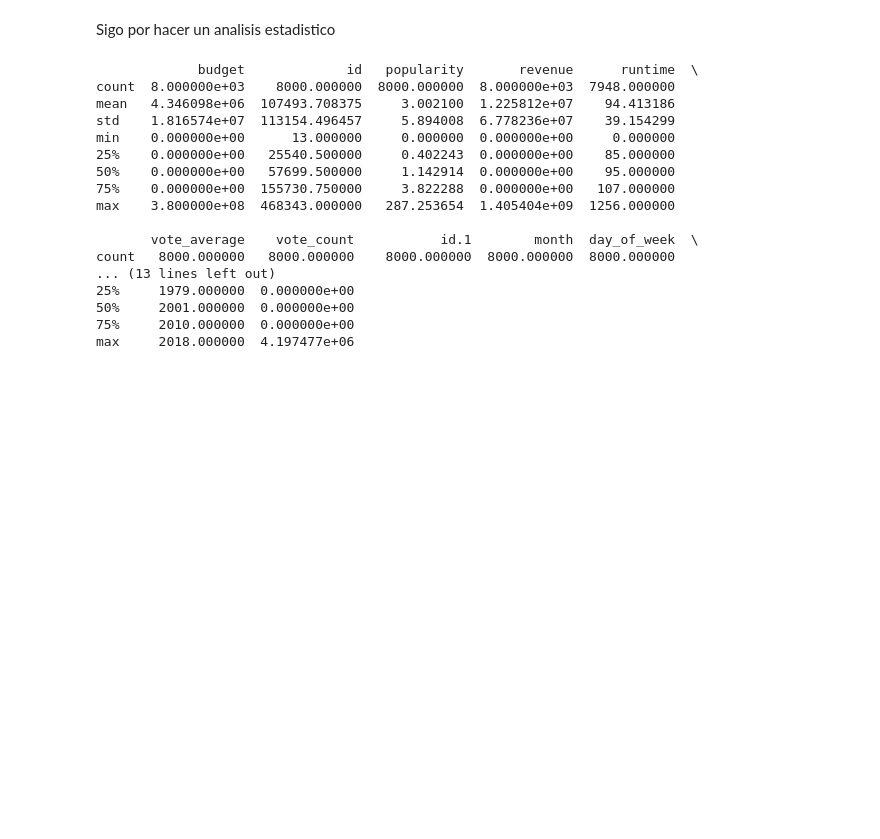
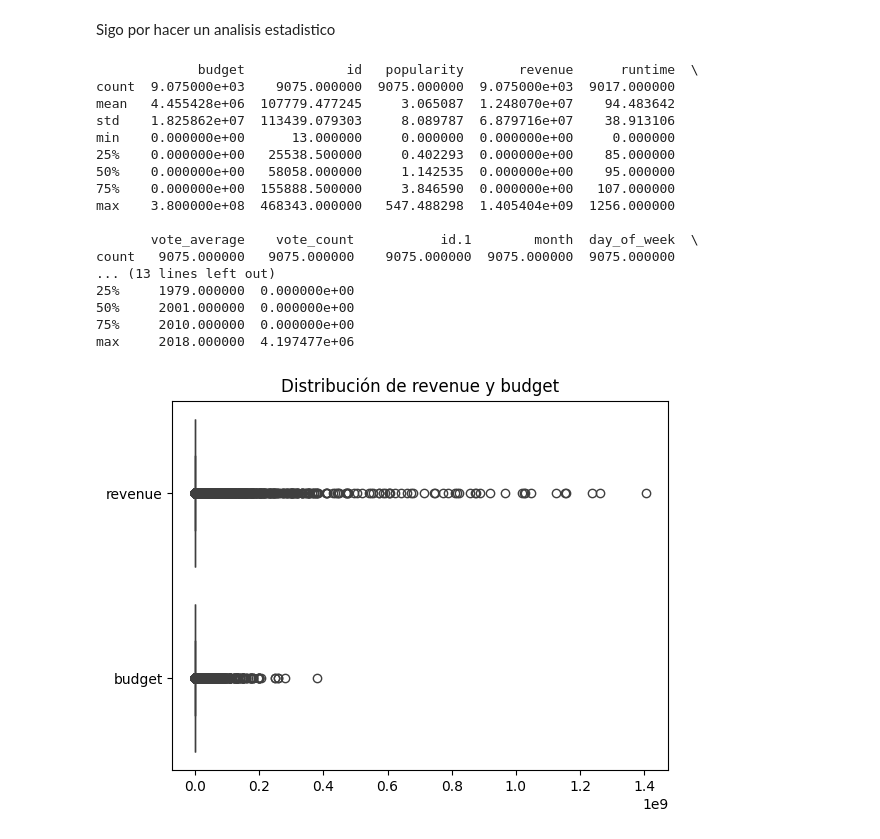
Before and after one commit to Guido-Biotti/Recomendacion-Peliculas-ML, a Jupyter notebook: Notebooks/EDA_PI1.ipynb, the cells around one changed output. Drawn from its saved outputs; the diff is of its cells as text; code cells hidden in the pictures; blank space fills up the shorter version.

```diff
--- a/Notebooks/EDA_PI1.ipynb
+++ b/Notebooks/EDA_PI1.ipynb
@@ -85,23 +87,40 @@ dtype: object
 [figure]
 # %% [markdown]
 Sigo por hacer un analisis estadistico
-# %%
-print(sample.describe())
-# %% [output]
-             budget             id   popularity       revenue      runtime  \
-count  8.000000e+03    8000.000000  8000.000000  8.000000e+03  7948.000000
-mean   4.346098e+06  107493.708375     3.002100  1.225812e+07    94.413186
-std    1.816574e+07  113154.496457     5.894008  6.778236e+07    39.154299
-min    0.000000e+00      13.000000     0.000000  0.000000e+00     0.000000
-25%    0.000000e+00   25540.500000     0.402243  0.000000e+00    85.000000
-50%    0.000000e+00   57699.500000     1.142914  0.000000e+00    95.000000
-75%    0.000000e+00  155730.750000     3.822288  0.000000e+00   107.000000
-max    3.800000e+08  468343.000000   287.253654  1.405404e+09  1256.000000
-
-       vote_average    vote_count           id.1        month  day_of_week  \
-count   8000.000000   8000.000000    8000.000000  8000.000000  8000.000000
-... (13 lines left out)
-25%     1979.000000  0.000000e+00
-50%     2001.000000  0.000000e+00
-75%     2010.000000  0.000000e+00
-max     2018.000000  4.197477e+06
+# %%
+print(sample.describe())
+
+sns.boxplot(data= sample[['revenue', 'budget']], orient='h')
+plt.title('Distribución de revenue y budget')
+plt.show()
+
+sns.boxplot(data= sample['return'], orient='h')
+plt.title('Distribución de retorno')
+plt.show()
+
+sns.boxplot(data= sample[['day_of_week', 'month']], orient='h')
+plt.title('Distribución de mes y dia')
+plt.show()
+
+sns.boxplot(data= sample[['popularity', 'runtime', 'vote_average', 'vote_count', 'release_year']], orient='h')
+plt.title('Distribución de variables numericas restantes')
+plt.show()
+# %% [output]
+             budget             id   popularity       revenue      runtime  \
+count  9.075000e+03    9075.000000  9075.000000  9.075000e+03  9017.000000
+mean   4.455428e+06  107779.477245     3.065087  1.248070e+07    94.483642
+std    1.825862e+07  113439.079303     8.089787  6.879716e+07    38.913106
+min    0.000000e+00      13.000000     0.000000  0.000000e+00     0.000000
+25%    0.000000e+00   25538.500000     0.402293  0.000000e+00    85.000000
+50%    0.000000e+00   58058.000000     1.142535  0.000000e+00    95.000000
+75%    0.000000e+00  155888.500000     3.846590  0.000000e+00   107.000000
+max    3.800000e+08  468343.000000   547.488298  1.405404e+09  1256.000000
+
+       vote_average    vote_count           id.1        month  day_of_week  \
+count   9075.000000   9075.000000    9075.000000  9075.000000  9075.000000
+... (13 lines left out)
+25%     1979.000000  0.000000e+00
+50%     2001.000000  0.000000e+00
+75%     2010.000000  0.000000e+00
+max     2018.000000  4.197477e+06
+[figure, added]
```
Also changed, not shown: parts of 8 cells of this notebook, 2 other files.
